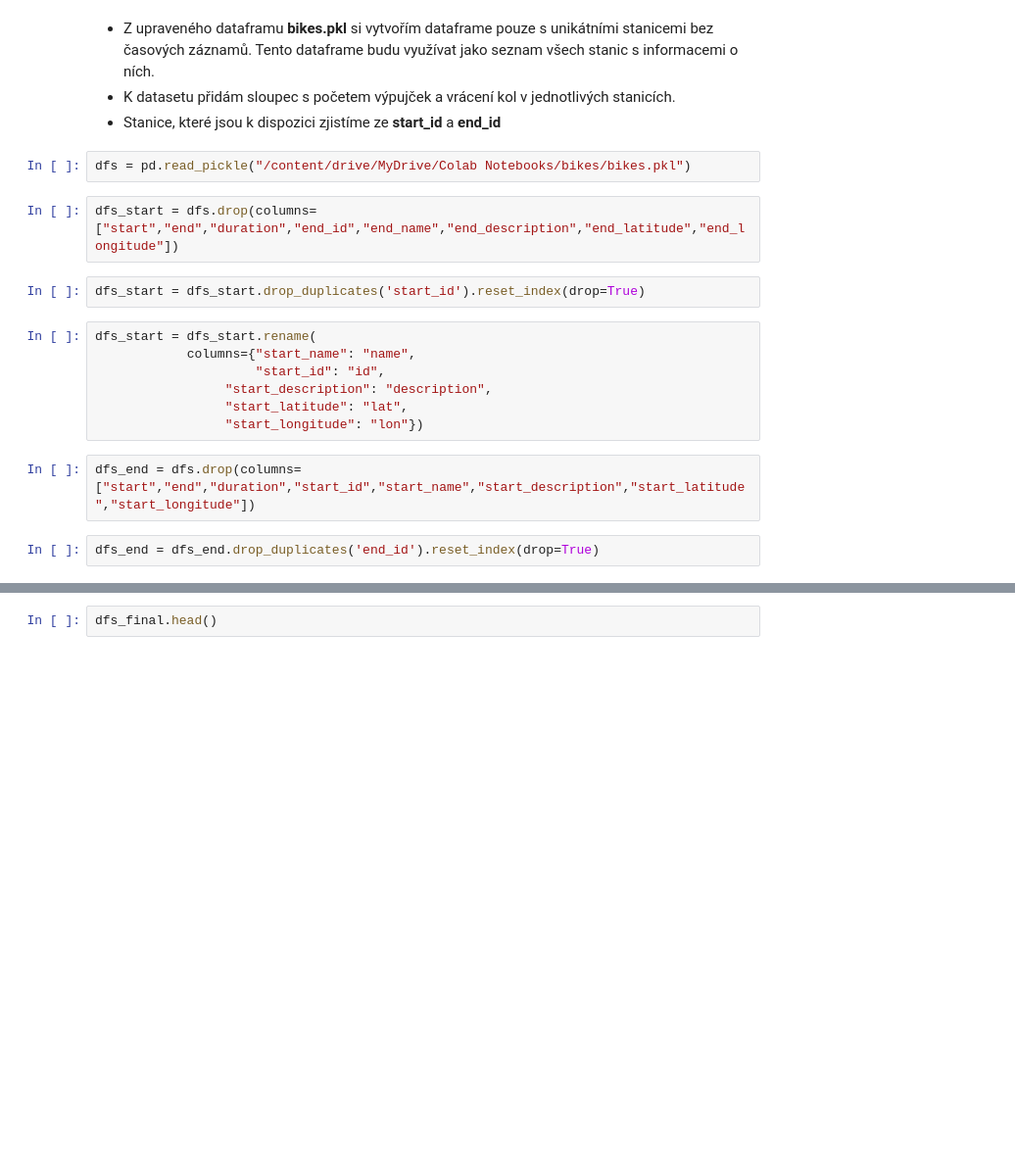
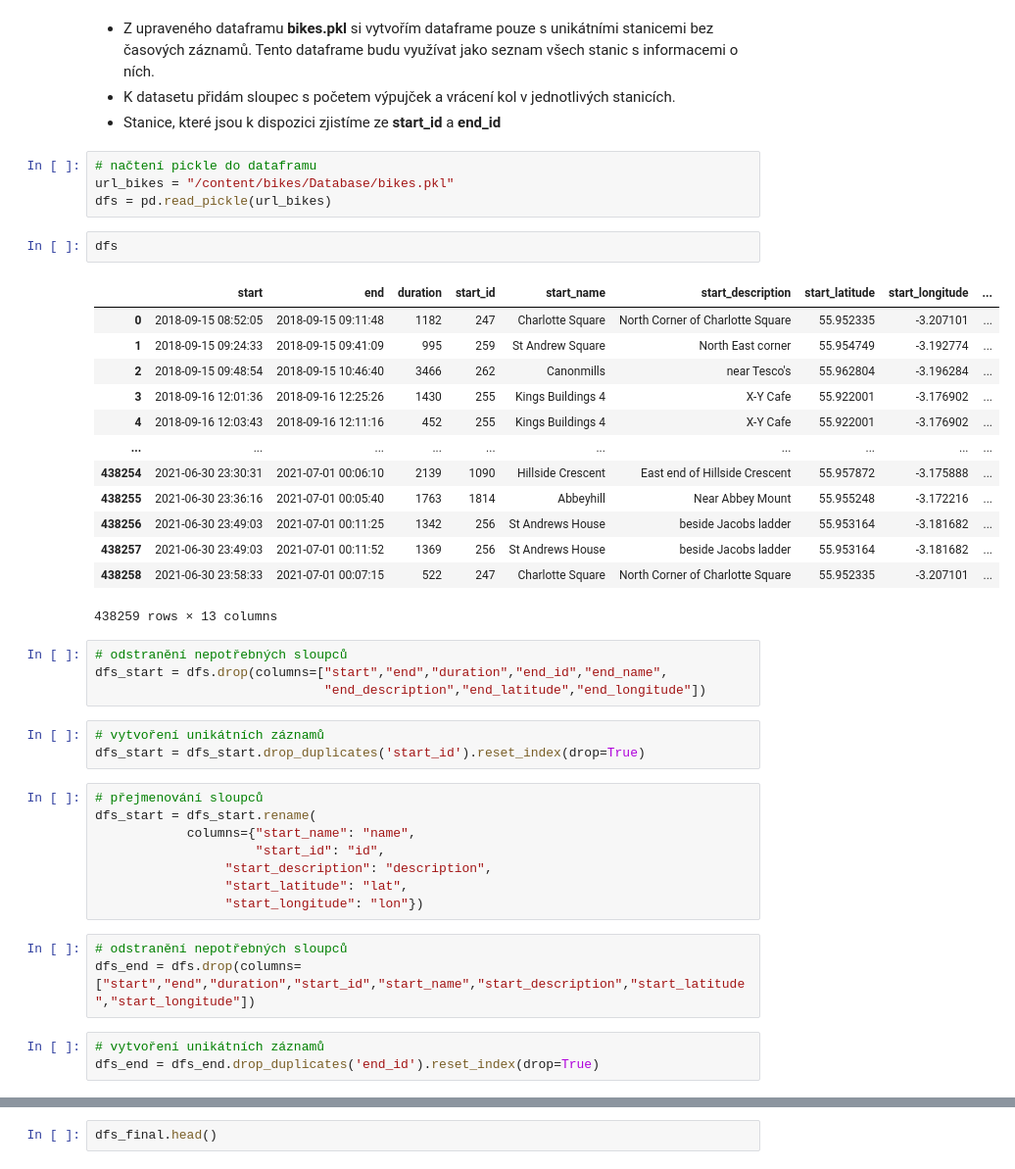
Before and after one commit to 9berny9/bikes, a Jupyter notebook: data_process.ipynb, the cells around one changed output, grey strips where cells are left out. Shown at 98% size. Cells and saved outputs as stored; diff of their text form; blank space fills up the shorter version.

```diff
--- a/data_process.ipynb
+++ b/data_process.ipynb
@@ -222,13 +211,35 @@ Upravený dataframe obsahuje **6336** záznamů a 5 sloupců s informacemi od da
 * Z upraveného dataframu **bikes.pkl** si vytvořím dataframe pouze s unikátními stanicemi bez časových záznamů. Tento dataframe budu využívat jako seznam všech stanic s informacemi o ních.
 * K datasetu přidám sloupec s početem výpujček a vrácení kol v jednotlivých stanicích.
 * Stanice, které jsou k dispozici zjistíme ze **start_id** a **end_id**
-# %%
-dfs = pd.read_pickle("/content/drive/MyDrive/Colab Notebooks/bikes/bikes.pkl")
+# %%
+# načtení pickle do dataframu
+url_bikes = "/content/bikes/Database/bikes.pkl"
+dfs = pd.read_pickle(url_bikes)
+# %%
+dfs
+# %% [output]
+|  | start | end | duration | start_id | start_name | start_description | start_latitude | start_longitude | ... |
+| 0 | 2018-09-15 08:52:05 | 2018-09-15 09:11:48 | 1182 | 247 | Charlotte Square | North Corner of Charlotte Square | 55.952335 | -3.207101 | ... |
+| 1 | 2018-09-15 09:24:33 | 2018-09-15 09:41:09 | 995 | 259 | St Andrew Square | North East corner | 55.954749 | -3.192774 | ... |
+| 2 | 2018-09-15 09:48:54 | 2018-09-15 10:46:40 | 3466 | 262 | Canonmills | near Tesco's | 55.962804 | -3.196284 | ... |
+| 3 | 2018-09-16 12:01:36 | 2018-09-16 12:25:26 | 1430 | 255 | Kings Buildings 4 | X-Y Cafe | 55.922001 | -3.176902 | ... |
+| 4 | 2018-09-16 12:03:43 | 2018-09-16 12:11:16 | 452 | 255 | Kings Buildings 4 | X-Y Cafe | 55.922001 | -3.176902 | ... |
+| ... | ... | ... | ... | ... | ... | ... | ... | ... | ... |
+| 438254 | 2021-06-30 23:30:31 | 2021-07-01 00:06:10 | 2139 | 1090 | Hillside Crescent | East end of Hillside Crescent | 55.957872 | -3.175888 | ... |
+| 438255 | 2021-06-30 23:36:16 | 2021-07-01 00:05:40 | 1763 | 1814 | Abbeyhill | Near Abbey Mount | 55.955248 | -3.172216 | ... |
+| 438256 | 2021-06-30 23:49:03 | 2021-07-01 00:11:25 | 1342 | 256 | St Andrews House | beside Jacobs ladder | 55.953164 | -3.181682 | ... |
+| 438257 | 2021-06-30 23:49:03 | 2021-07-01 00:11:52 | 1369 | 256 | St Andrews House | beside Jacobs ladder | 55.953164 | -3.181682 | ... |
+| 438258 | 2021-06-30 23:58:33 | 2021-07-01 00:07:15 | 522 | 247 | Charlotte Square | North Corner of Charlotte Square | 55.952335 | -3.207101 | ... |
+438259 rows × 13 columns
 # %%
-dfs_start = dfs.drop(columns=["start","end","duration","end_id","end_name","end_description","end_latitude","end_longitude"])
+# odstranění nepotřebných sloupců
+dfs_start = dfs.drop(columns=["start","end","duration","end_id","end_name",
+                              "end_description","end_latitude","end_longitude"])
 # %%
+# vytvoření unikátních záznamů
 dfs_start = dfs_start.drop_duplicates('start_id').reset_index(drop=True)
 # %%
+# přejmenování sloupců
 dfs_start = dfs_start.rename(
             columns={"start_name": "name",
                      "start_id": "id",
@@ -236,7 +247,9 @@ dfs_start = dfs_start.rename(
                  "start_latitude": "lat",
                  "start_longitude": "lon"})
 # %%
+# odstranění nepotřebných sloupců
 dfs_end = dfs.drop(columns=["start","end","duration","start_id","start_name","start_description","start_latitude","start_longitude"])
 # %%
+# vytvoření unikátních záznamů
 dfs_end = dfs_end.drop_duplicates('end_id').reset_index(drop=True)
 # %%
```
Also changed, not shown: parts of 71 cells of this notebook.
